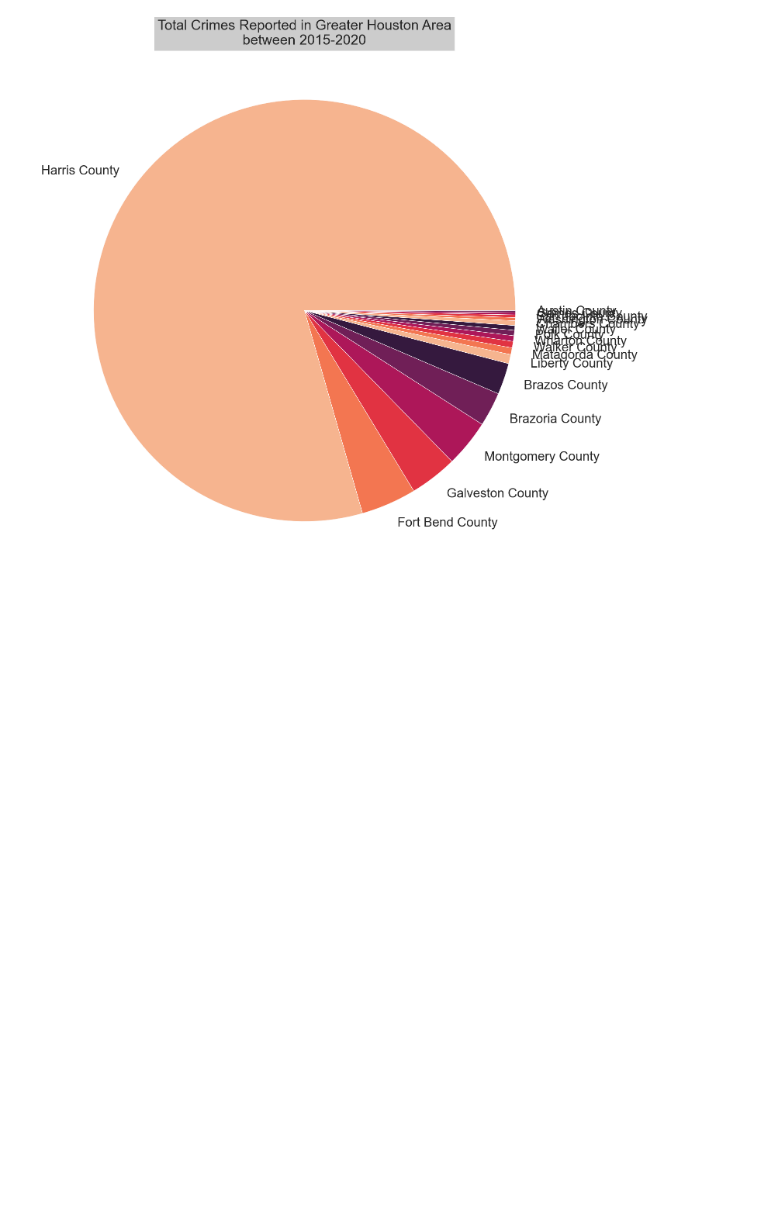
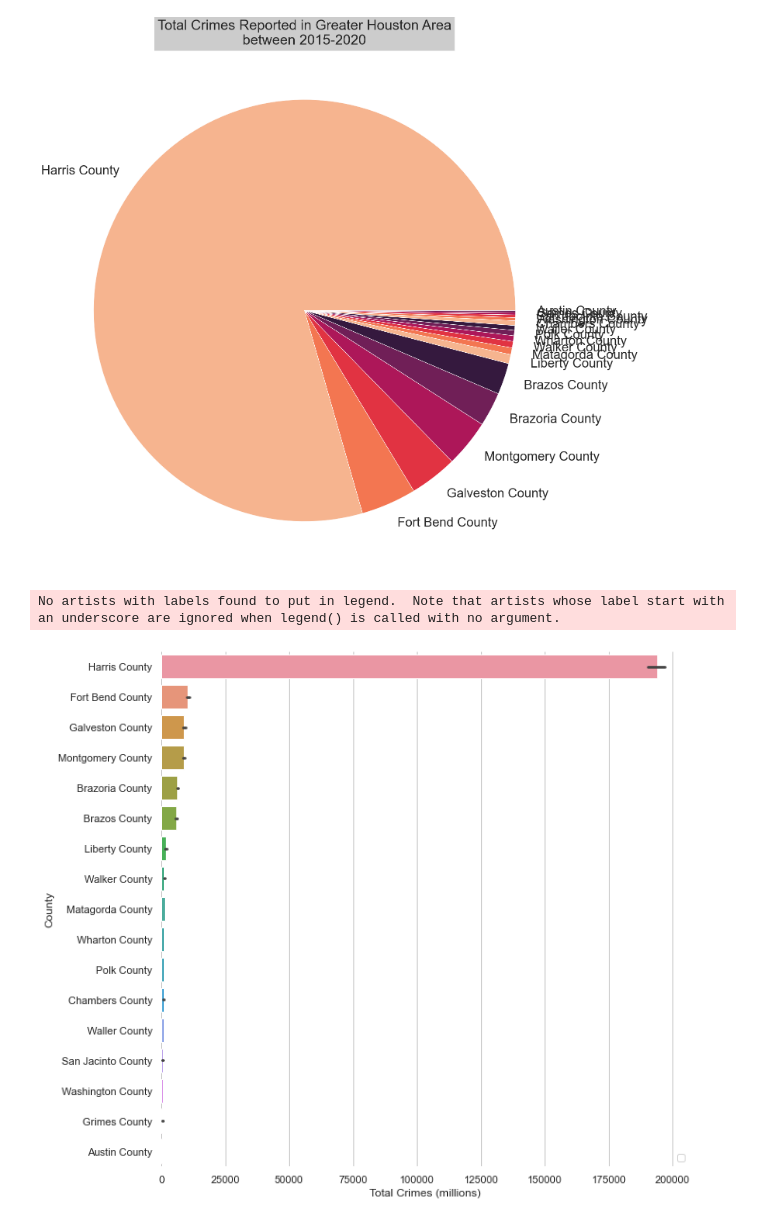
Before and after one commit to MiguelB512/Harris_Crime_Trends, a Jupyter notebook: Plotting/Seaborn_Plotting.ipynb, the cells around one changed output. Drawn from its saved outputs; the diff is of its cells as text; code cells hidden in the pictures; blank space fills up the shorter version.

```diff
--- a/Plotting/Seaborn_Plotting.ipynb
+++ b/Plotting/Seaborn_Plotting.ipynb
@@ -152,3 +152,30 @@ plt.savefig('Outputs/Greater_Houston_Pie_Chart.jpg', dpi=50)
 plt.show()
 # %% [output]
 [figure]
+# %%
+import seaborn as sns
+import matplotlib.pyplot as plt
+sns.set_theme(style="whitegrid")
+
+# Import new data
+texas_crime_df = pd.read_csv("../Resources/CSV/houston_area_crime_data.csv")
+
+# Initialize the matplotlib figure
+f, ax = plt.subplots(figsize=(10, 10))
+
+# Load the data
+texas_total = texas_crime_df.sort_values("Total_Crime", ascending=False)
+
+# Plot the total crimes
+sns.set_palette("rocket_r")
+sns.barplot(data=texas_total, x="Total_Crime", y="County")
+
+# Add a legend and informative axis label
+ax.set(ylabel="County", xlabel="Total Crimes (millions)")
+ax.legend(ncol=2, loc="lower right", frameon=True, fontsize = 10)
+sns.despine(left=True, bottom=True)
+
+plt.savefig('Outputs/Houston_Counties.jpg', dpi=100)
+# %% [output]
+No artists with labels found to put in legend.  Note that artists whose label start with an underscore are ignored when legend() is called with no argument.
+[figure, added]
```
Also changed, not shown: 6 other files.
